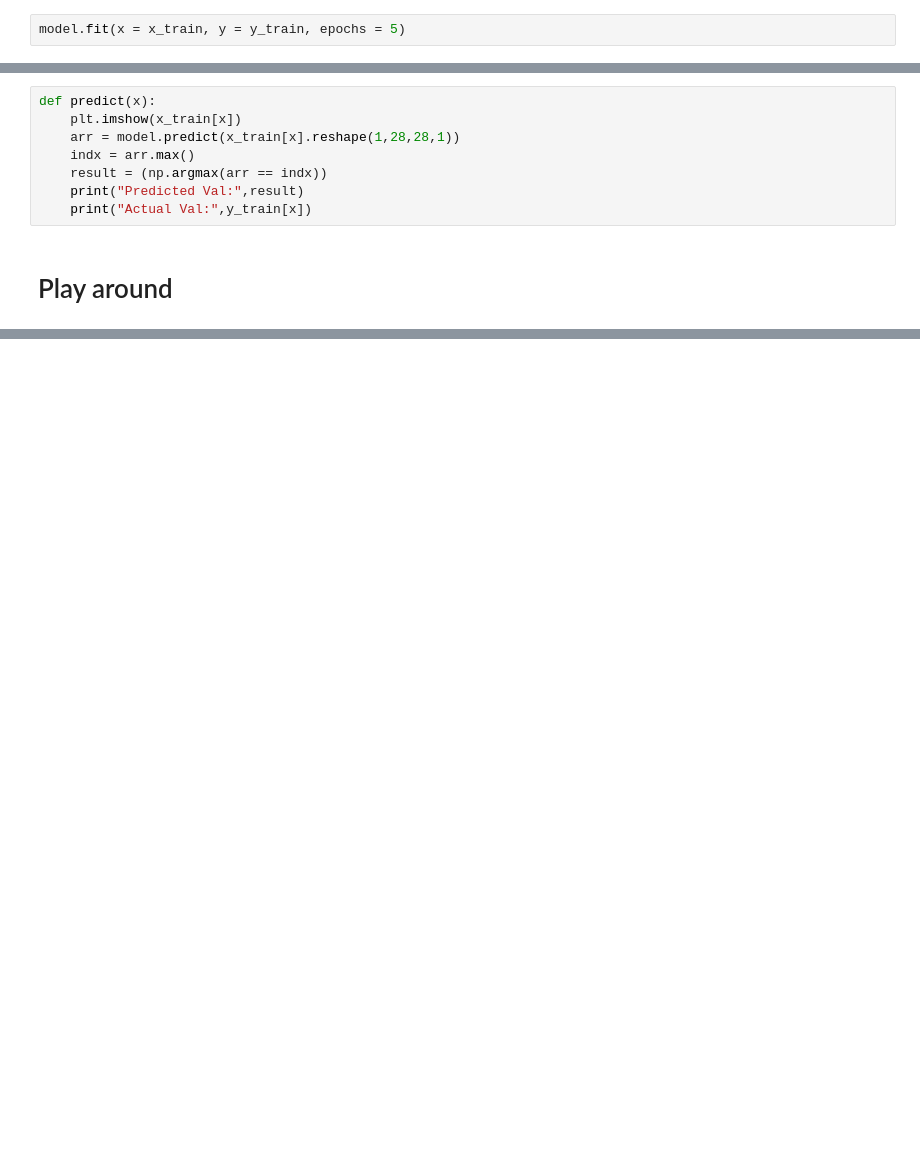
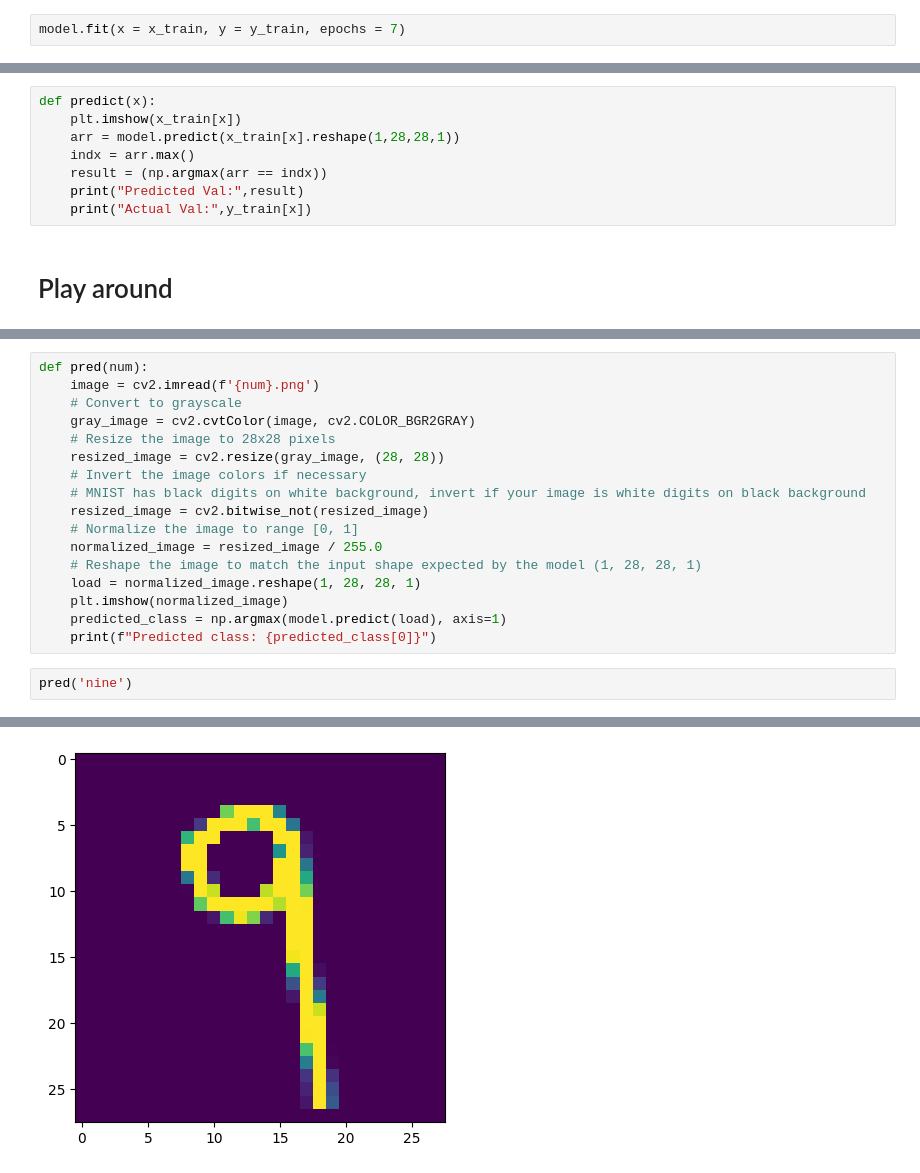
Before and after one commit to mayanksreal/marks-evaluation, a Jupyter notebook: cnn-model.ipynb, the cells around one changed output, grey strips where cells are left out. Drawn from its saved outputs; the diff is of its cells as text; blank space fills up the shorter version.

```diff
--- a/cnn-model.ipynb
+++ b/cnn-model.ipynb
@@ -70,5 +84,5 @@ model.compile(loss = 'sparse_categorical_crossentropy' , optimizer = 'adam', met
 # %% [markdown]
 ## Training
 # %%
-model.fit(x = x_train, y = y_train, epochs = 5)
+model.fit(x = x_train, y = y_train, epochs = 7)
 # %% [output]
@@ -109,0 +128,20 @@ Actual Val: [9]
+# %%
+def pred(num):
+    image = cv2.imread(f'{num}.png')
+    # Convert to grayscale
+    gray_image = cv2.cvtColor(image, cv2.COLOR_BGR2GRAY)
+    # Resize the image to 28x28 pixels
+    resized_image = cv2.resize(gray_image, (28, 28))
+    # Invert the image colors if necessary
+    # MNIST has black digits on white background, invert if your image is white digits on black background
+    resized_image = cv2.bitwise_not(resized_image)
+    # Normalize the image to range [0, 1]
+    normalized_image = resized_image / 255.0
+    # Reshape the image to match the input shape expected by the model (1, 28, 28, 1)
+    load = normalized_image.reshape(1, 28, 28, 1)
+    plt.imshow(normalized_image)
+    predicted_class = np.argmax(model.predict(load), axis=1)
+    print(f"Predicted class: {predicted_class[0]}")
+# %%
+pred('nine')
+# %% [output]
@@ -109,0 +150 @@ Actual Val: [9]
+[figure, added]
```
Also changed, not shown: parts of 9 cells of this notebook.
